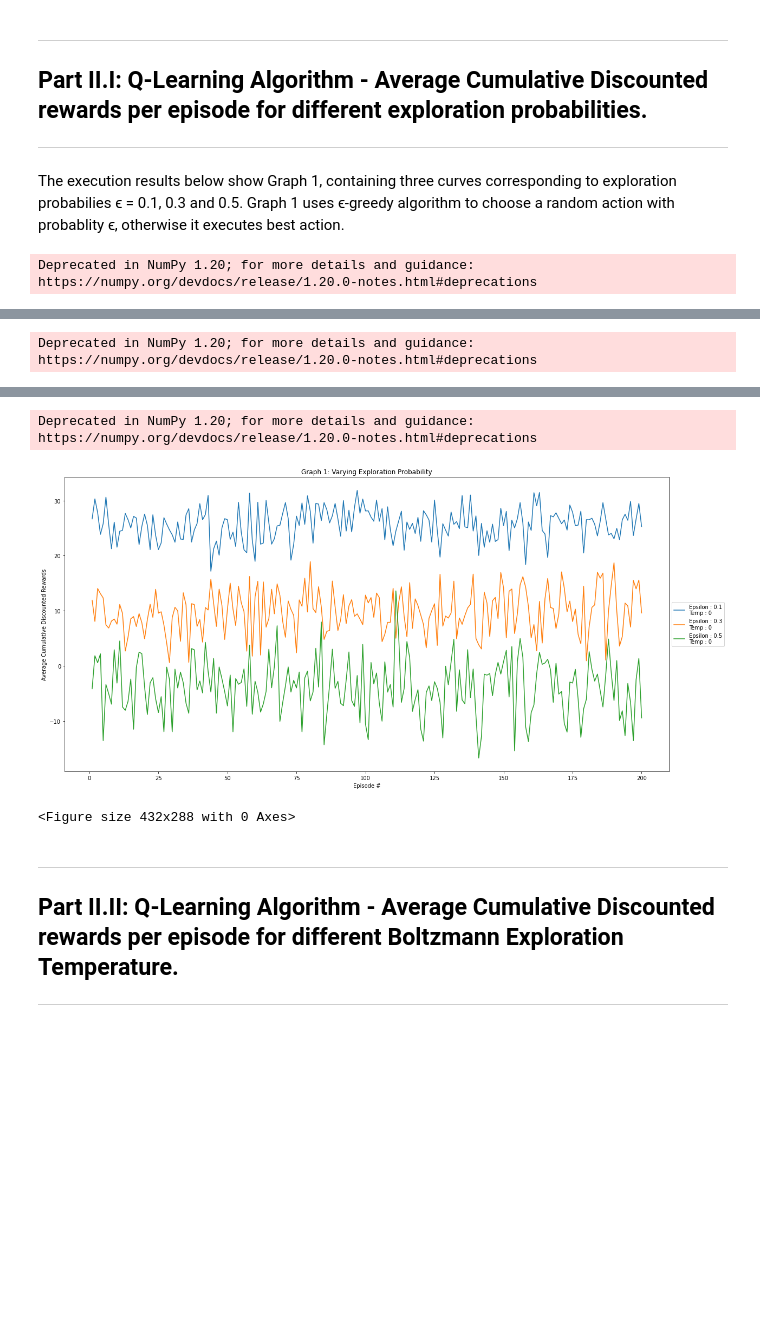
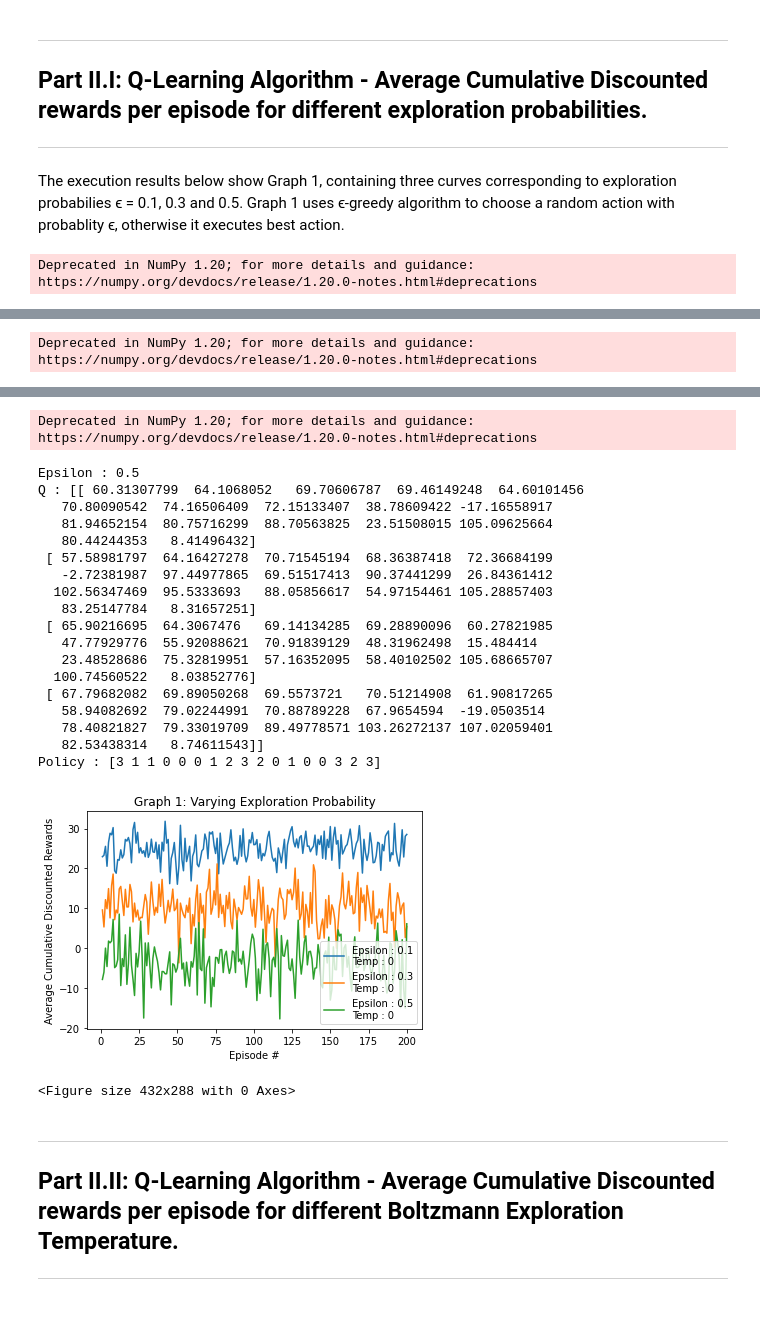
Before and after one commit to shimon0505004/CS885-UWaterloo, a Jupyter notebook: A1/CS885_FA22_A1_Part1_Part2.ipynb, the cells around one changed output, grey strips where cells are left out. Drawn from its saved outputs; the diff is of its cells as text; code cells hidden in the pictures; blank space fills up the shorter version.

```diff
--- a/A1/CS885_FA22_A1_Part1_Part2.ipynb
+++ b/A1/CS885_FA22_A1_Part1_Part2.ipynb
@@ -906,7 +906,6 @@ class RL:
 
         self.mdp = mdp
         self.sampleReward = sampleReward
-        #self.counterStateActionPair = np.zeros((self.mdp.nActions, self.mdp.nStates), dtype=np.int)
 
     def sampleRewardAndNextState(self, state, action):
         '''Procedure to sample a reward and the next state
@@ -955,37 +954,29 @@ class RL:
 
         for trial in range(TRIAL):
             Q = initialQ
-            policy = np.zeros(self.mdp.nStates, int)
-
+            #policy = np.zeros(self.mdp.nStates, int)
 
             cumulative_rewards = np.zeros(nEpisodes)
 
             for episode in range(nEpisodes):
 
                 s = s0  # Starting each episode at s0 according to specifications
+                policy = np.zeros(self.mdp.nStates, int)
                 counterStateActionPair = np.zeros((self.mdp.nActions, self.mdp.nStates), dtype=np.int)
 
                 for t in range(nSteps):
 
-                    #print("Trial :" + str(trial+1) + " Episode : " + str(episode + 1) + " Timestamp t : " + str(t + 1))
+                    a = np.argmax(Q, axis=0)[s]  # Choosing the best action a* = argmax_a Q(s,a)
 
-                    # Where the loop starts
-
-                    #   select action via q value (epsilon-greedy or Bolzman temperature or greedy)
-                    #   Initializing action with a random value
-                    a = np.argmax(Q, axis=0)[s]  # Choosing the best action a* = argmax_a Q(s,a)
                     if epsilon > 0:
                         # perform epsilon exploration (i.e., with probability epsilon, select action at random )
                         #print("Epsilon Greedy Policy")
                         currentProbValue = np.random.random_sample()
-                        #print("Current val: " + str(currentProbValue) + " Epsilon: " + str(epsilon))
 
                         if currentProbValue <= epsilon:
                             #print("Executing Random Action")
                             a = np.random.randint(self.mdp.nActions)
-                        else:
-                            #print("Chosen Action with best Q-value")
-                            a = np.argmax(Q, axis=0)[s]  # Choosing the best action a* = argmax_a Q(s,a)
+
                     else:
                         if temperature > 0:
                             # perform Boltzmann exploration with temperature parameter
@@ -1003,27 +994,16 @@ class RL:
 
                                 a += 1
 
-                            #print(currentProbValue)
-                            #print(pr_all_a)
-                            #print(a)
-                            #a = np.argmax(pr_all_a)
-
-                        else:
-                            # no exploration (i.e., selection action with best Q-value)
-                            #print("Chosen Action with best Q-value")
-                            a = np.argmax(Q, axis=0)[s]  # Choosing the best action a* = argmax_a Q(s,a)
 
                     #   End of Action selection
 
-                    #print("action: " + str(a) + " at State " + str(s))
 
                     # Execute a
                     [reward, nextState] = self.sampleRewardAndNextState(s, a)
-                    #print("Next State : " + str(nextState))
-                    #print("Reward : " + str(reward))
+
                     counterStateActionPair[a][s] += 1
+                    learningRate = (1.0 / counterStateActionPair[a][s])
 
-                    learningRate = (1.0 / counterStateActionPair[a][s])
                     Q[a][s] = Q[a][s] + (learningRate * (reward
                                                          + (self.mdp.discount * np.amax(Q[:, nextState]))
                                                          - Q[a][s]
@@ -1365,8 +1345,6 @@ The execution results below show Graph 1, containing three curves corresponding
 # %%
 # Graph 1
 fig = plt.figure()
-fig.set_figheight(10)
-fig.set_figwidth(20)
 plt.title("Graph 1: Varying Exploration Probability")
 plt.xlabel("Episode #")
 plt.ylabel("Average Cumulative Discounted Rewards")
@@ -1385,9 +1363,9 @@ print("Epsilon : 0.5")
 print("Q : " + str(Q))
 print("Policy : " + str(policy))
 print("\n")
-plt.legend(loc='center left', bbox_to_anchor=(1, 0.5))
+plt.legend(loc='best')
+plt.savefig('TestRLmaze_Graph1.png', bbox_inches='tight')
 plt.show()
-plt.savefig('TestRLmaze_Graph1.png', bbox_inches='tight')
 plt.close()
 plt.cla()
 plt.clf()
@@ -1433,6 +1411,24 @@ Policy : [2 1 3 1 0 3 1 3 3 3 1 0 0 3 1 2 2]
 Deprecated in NumPy 1.20; for more details and guidance: https://numpy.org/devdocs/release/1.20.0-notes.html#deprecations
+Epsilon : 0.5
+Q : [[ 60.31307799  64.1068052   69.70606787  69.46149248  64.60101456
+   70.80090542  74.16506409  72.15133407  38.78609422 -17.16558917
+   81.94652154  80.75716299  88.70563825  23.51508015 105.09625664
+   80.44244353   8.41496432]
+ [ 57.58981797  64.16427278  70.71545194  68.36387418  72.36684199
+   -2.72381987  97.44977865  69.51517413  90.37441299  26.84361412
+  102.56347469  95.5333693   88.05856617  54.97154461 105.28857403
+   83.25147784   8.31657251]
+ [ 65.90216695  64.3067476   69.14134285  69.28890096  60.27821985
+   47.77929776  55.92088621  70.91839129  48.31962498  15.484414
+   23.48528686  75.32819951  57.16352095  58.40102502 105.68665707
+  100.74560522   8.03852776]
+ [ 67.79682082  69.89050268  69.5573721   70.51214908  61.90817265
+   58.94082692  79.02244991  70.88789228  67.9654594  -19.0503514
+   78.40821827  79.33019709  89.49778571 103.26272137 107.02059401
+   82.53438314   8.74611543]]
+Policy : [3 1 1 0 0 0 1 2 3 2 0 1 0 0 3 2 3]
-[figure, old version]
+[figure, new version]
-<Figure size 432x288 with 0 Axes>
+<Figure size 432x288 with 0 Axes>
 # %% [markdown]
 ---
 ## Part II.II: Q-Learning Algorithm - Average Cumulative Discounted rewards per episode for different Boltzmann Exploration Temperature.
```
Also changed, not shown: parts of 3 cells of this notebook, 2 other files.
